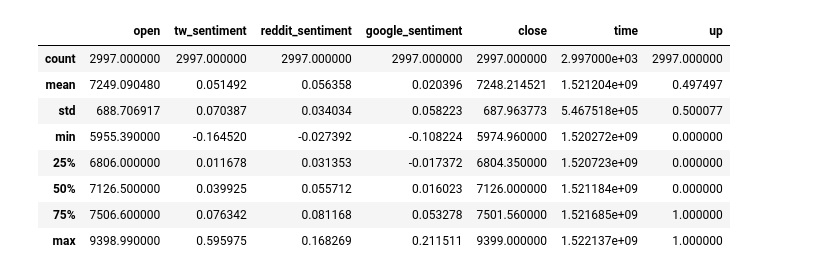
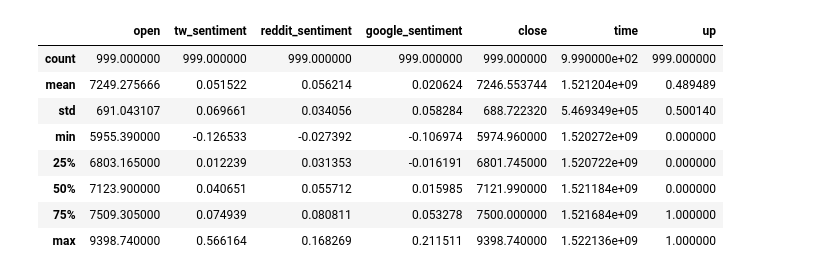
Before and after one commit to scristofari/bitcoin-challenge, a Jupyter notebook: Prediction.ipynb, the cells around one changed output. Cells and saved outputs as stored; diff of their text form; code cells hidden in the pictures.

```diff
--- a/Prediction.ipynb
+++ b/Prediction.ipynb
@@ -6,6 +6,6 @@
 import matplotlib.pyplot as plt
 
 import bitcoin.db as db
-df = db.get_all_data_from_pas(pas=10)
+df = db.get_all_data_from_pas(pas=30)
 df.describe()
 # %% [output]
@@ -13,12 +13,12 @@ df.describe()
 |  | open | tw_sentiment | reddit_sentiment | google_sentiment | close | time | up |
-| count | 2997.000000 | 2997.000000 | 2997.000000 | 2997.000000 | 2997.000000 | 2.997000e+03 | 2997.000000 |
-| mean | 7249.090480 | 0.051492 | 0.056358 | 0.020396 | 7248.214521 | 1.521204e+09 | 0.497497 |
-| std | 688.706917 | 0.070387 | 0.034034 | 0.058223 | 687.963773 | 5.467518e+05 | 0.500077 |
-| min | 5955.390000 | -0.164520 | -0.027392 | -0.108224 | 5974.960000 | 1.520272e+09 | 0.000000 |
-| 25% | 6806.000000 | 0.011678 | 0.031353 | -0.017372 | 6804.350000 | 1.520723e+09 | 0.000000 |
-| 50% | 7126.500000 | 0.039925 | 0.055712 | 0.016023 | 7126.000000 | 1.521184e+09 | 0.000000 |
-| 75% | 7506.600000 | 0.076342 | 0.081168 | 0.053278 | 7501.560000 | 1.521685e+09 | 1.000000 |
-| max | 9398.990000 | 0.595975 | 0.168269 | 0.211511 | 9399.000000 | 1.522137e+09 | 1.000000 |
+| count | 999.000000 | 999.000000 | 999.000000 | 999.000000 | 999.000000 | 9.990000e+02 | 999.000000 |
+| mean | 7249.275666 | 0.051522 | 0.056214 | 0.020624 | 7246.553744 | 1.521204e+09 | 0.489489 |
+| std | 691.043107 | 0.069661 | 0.034056 | 0.058284 | 688.722320 | 5.469349e+05 | 0.500140 |
+| min | 5955.390000 | -0.126533 | -0.027392 | -0.106974 | 5974.960000 | 1.520272e+09 | 0.000000 |
+| 25% | 6803.165000 | 0.012239 | 0.031353 | -0.016191 | 6801.745000 | 1.520722e+09 | 0.000000 |
+| 50% | 7123.900000 | 0.040651 | 0.055712 | 0.015985 | 7121.990000 | 1.521184e+09 | 0.000000 |
+| 75% | 7509.305000 | 0.074939 | 0.080811 | 0.053278 | 7500.000000 | 1.521684e+09 | 1.000000 |
+| max | 9398.740000 | 0.566164 | 0.168269 | 0.211511 | 9398.740000 | 1.522136e+09 | 1.000000 |
 # %%
 from bitcoin.train import train
 columns = ['open', 'google_sentiment']
```
Also changed, not shown: parts of 6 cells of this notebook, 2 other files.
